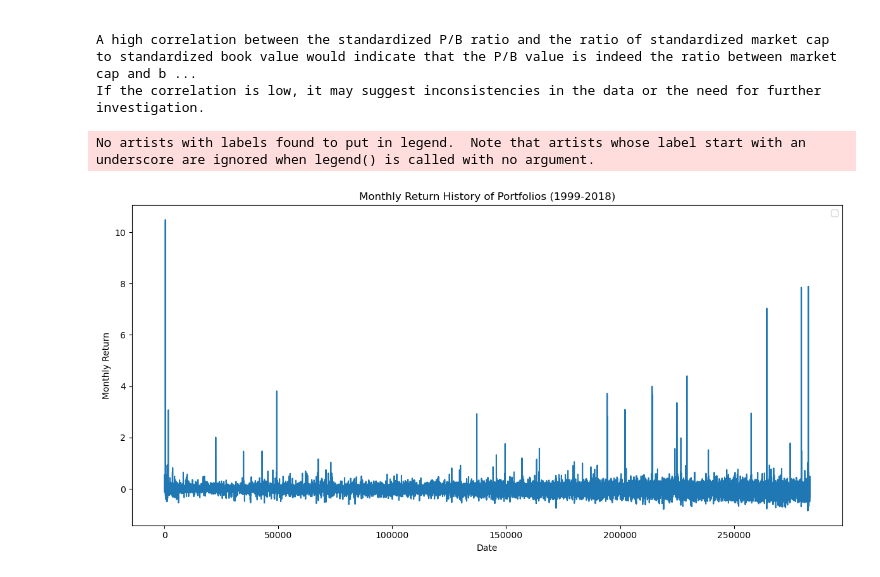
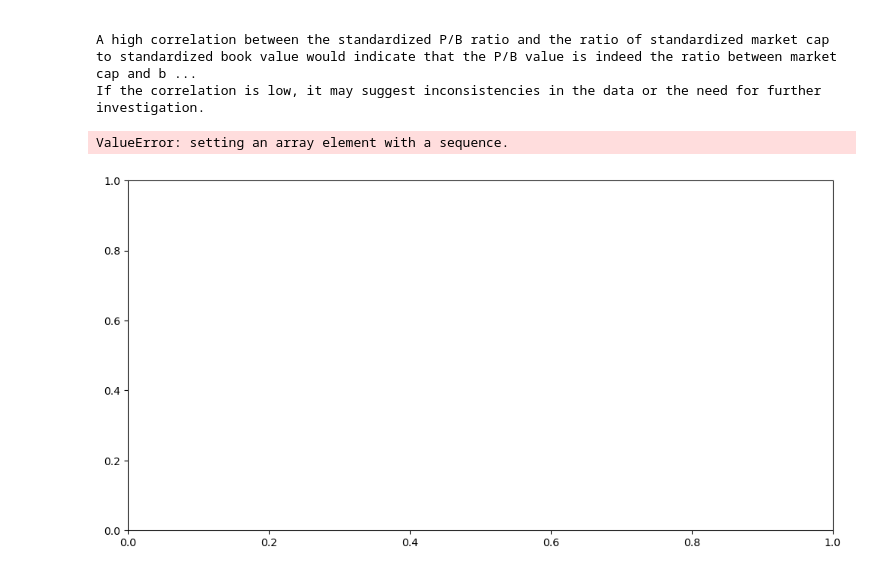
Before and after one commit to KiranReddy0808/FE5108-Portfolio-Theory-and-Investments, a Jupyter notebook: Assignment 3/Assignment3.ipynb, the cells around one changed output. Drawn from its saved outputs; the diff is of its cells as text; code cells hidden in the pictures.

```diff
--- a/Assignment 3/Assignment3.ipynb
+++ b/Assignment 3/Assignment3.ipynb
@@ -544,24 +679,27 @@ If the correlation is low, it may suggest inconsistencies in the data or the nee
 # %%
 
 # Filter the data to include only dates from December 1998 to November 2018
 start_date = '1998-12-01'
 end_date = '2018-11-30'
 df_stocks_date_period = df_stocks_date[(df_stocks_date['date'] >= start_date) & (df_stocks_date['date'] <= end_date)]
 
 # Calculate the weighted return for each stock in each period
 df_stocks_date['Weighted_Return'] = df_stocks_date['R1M_Usd'] * df_stocks_date['Mkt_Cap_3M_Usd']
 
+# Group by date and sum the weighted returns
+df_stocks_date_period = df_stocks_date_period.groupby('date')['Weighted_Return'].sum()
+
 # Plot the weighted returns for both portfolios
 plt.figure(figsize=(12, 6))
-plt.plot(df_stocks_date['Weighted_Return'])
+plt.plot(df_stocks_date_period, label='Weighted Return')
 plt.title('Monthly Return History of Portfolios (1999-2018)')
 plt.xlabel('Date')
 plt.ylabel('Monthly Return')
 plt.legend()
 plt.tight_layout()
 plt.show()
 # %% [output]
-No artists with labels found to put in legend.  Note that artists whose label start with an underscore are ignored when legend() is called with no argument.
+ValueError: setting an array element with a sequence.
-[figure, old version]
+[figure, new version]
 # %%
 # Compare with the MSCII retun and comment on how you might gain confidence that the stock-level data you have been provided cover a broad universe of US stocks and the return data are accurate.Corelation.
```
Also changed, not shown: parts of 9 cells of this notebook.
